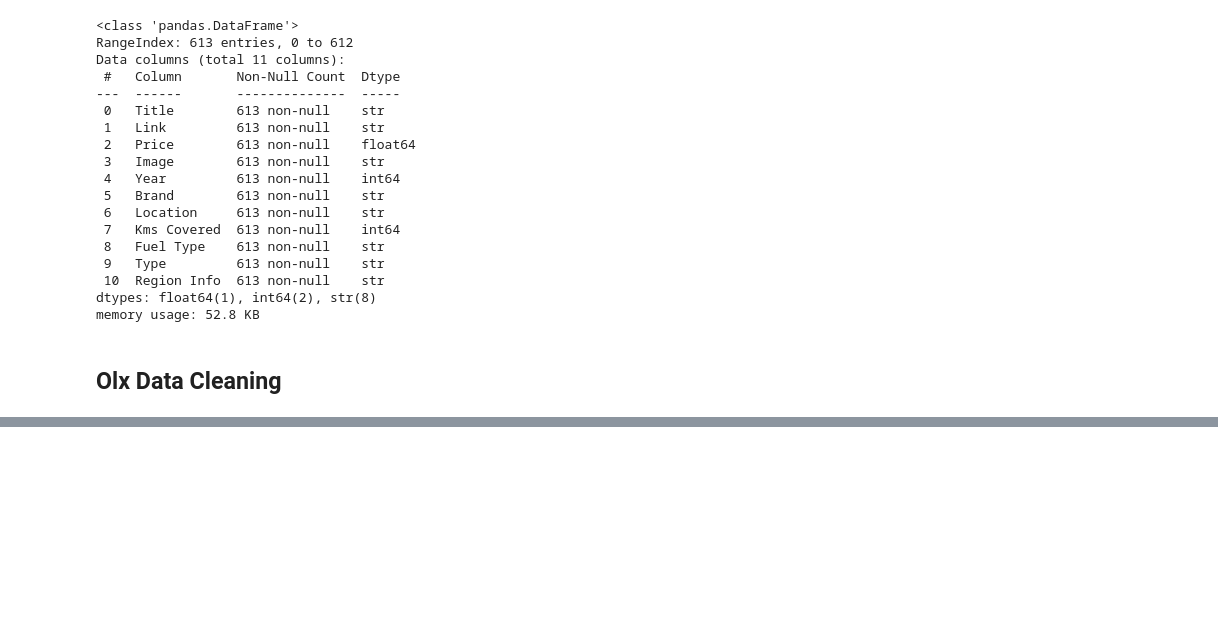
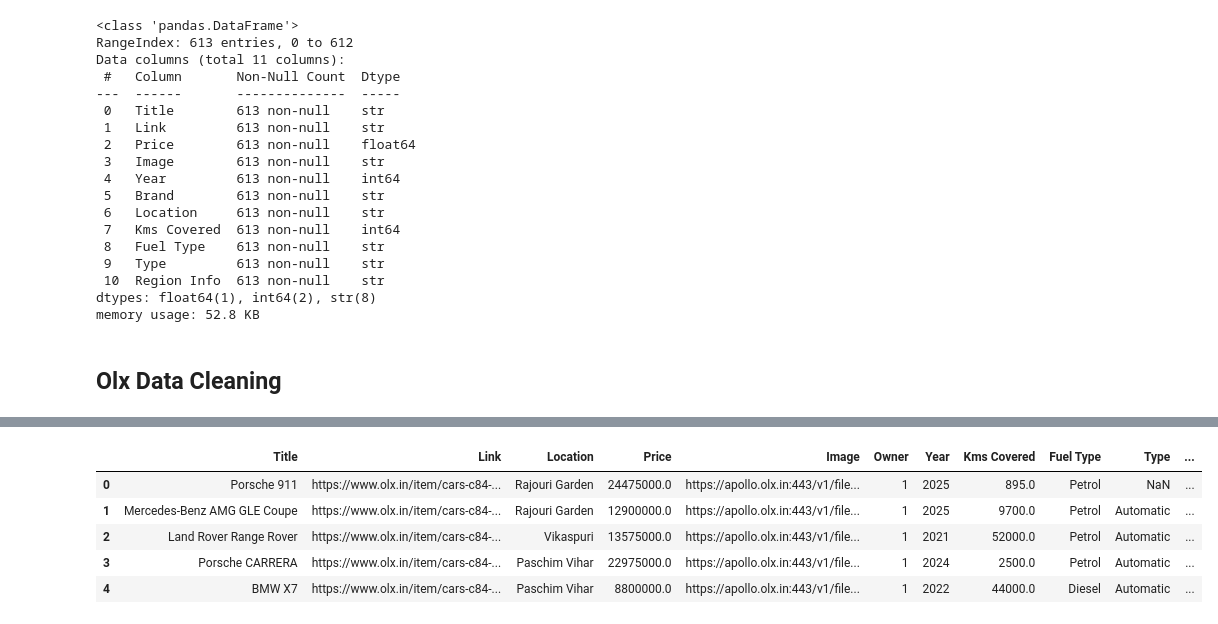
Before and after one commit to dakshhrana0-hub/AutoVault, a Jupyter notebook: backend/data_preprocessing/data_cleaning.ipynb, the cells around one changed output, grey strips where cells are left out. Saved outputs shown, nothing was run; the diff lists cells and outputs as text; code cells hidden in the pictures; blank space fills up the shorter version.

```diff
--- a/backend/data_preprocessing/data_cleaning.ipynb
+++ b/backend/data_preprocessing/data_cleaning.ipynb
@@ -290,0 +408,2 @@ def filter_price(data):
+# %%
+df.drop(['Information','Detail'],inplace=True,axis =1)
@@ -290,0 +434,20 @@ def filter_price(data):
+# %%
+brands = ['Porsche','Mercedes-Benz','Land Rover','McLaren','BMW','Jaguar','Ferrari','Lamborgini','Bentley']
+# %%
+def get_brand(title):
+    for brand in brands:
+        if brand in title:
+            return brand
+
+    return None
+
+df['Brand'] = df['Title'].apply(get_brand)
+# %%
+df.head()
+# %% [output]
+|  | Title | Link | Location | Price | Image | Owner | Year | Kms Covered | Fuel Type | Type | ... |
+| 0 | Porsche 911 | https://www.olx.in/item/cars-c84-... | Rajouri Garden | 24475000.0 | https://apollo.olx.in:443/v1/file... | 1 | 2025 | 895.0 | Petrol | NaN | ... |
+| 1 | Mercedes-Benz AMG GLE Coupe | https://www.olx.in/item/cars-c84-... | Rajouri Garden | 12900000.0 | https://apollo.olx.in:443/v1/file... | 1 | 2025 | 9700.0 | Petrol | Automatic | ... |
+| 2 | Land Rover Range Rover | https://www.olx.in/item/cars-c84-... | Vikaspuri | 13575000.0 | https://apollo.olx.in:443/v1/file... | 1 | 2021 | 52000.0 | Petrol | Automatic | ... |
+| 3 | Porsche CARRERA | https://www.olx.in/item/cars-c84-... | Paschim Vihar | 22975000.0 | https://apollo.olx.in:443/v1/file... | 1 | 2024 | 2500.0 | Petrol | Automatic | ... |
+| 4 | BMW X7 | https://www.olx.in/item/cars-c84-... | Paschim Vihar | 8800000.0 | https://apollo.olx.in:443/v1/file... | 1 | 2022 | 44000.0 | Diesel | Automatic | ... |
```
Also changed, not shown: parts of 20 cells of this notebook, 1 other file.
